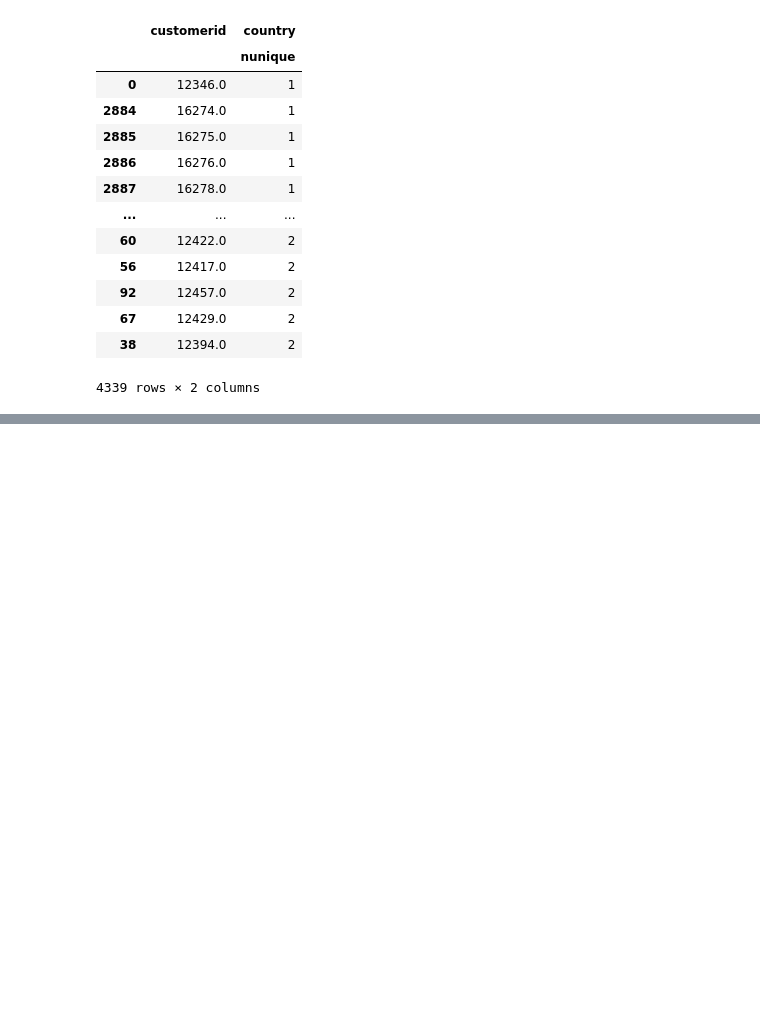
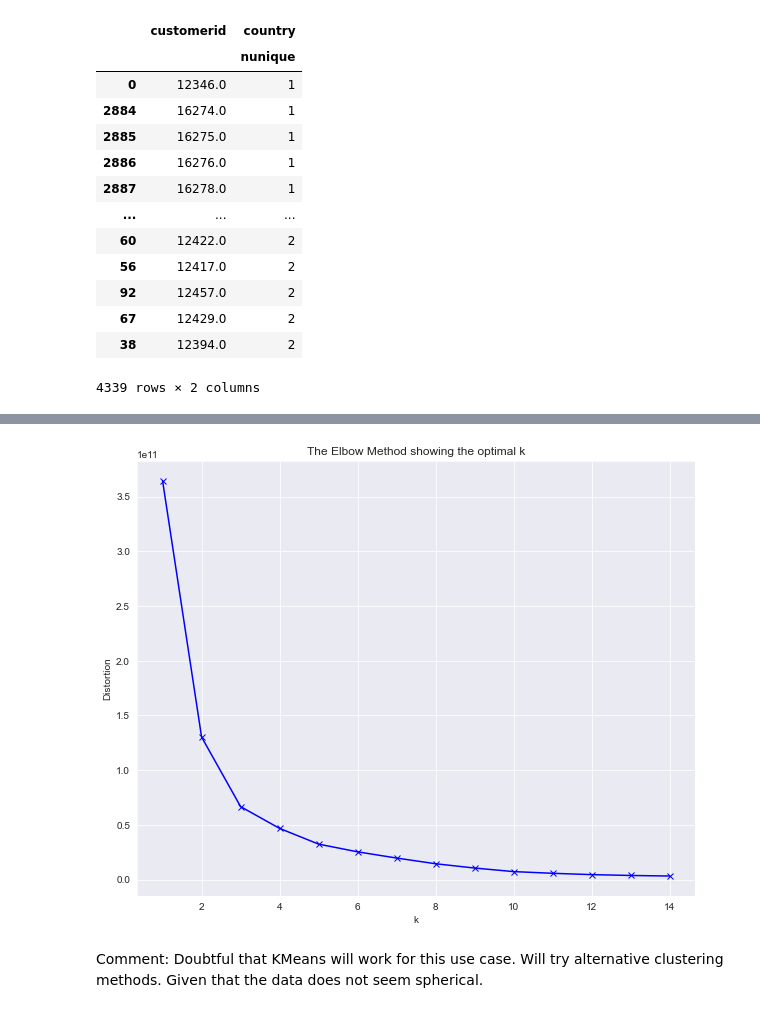
Before and after one commit to ajyeoh/ajyeoh_portfolio, a Jupyter notebook: 2_customer_segmentation_ecommerce/Customer Segmentation - RFM Analysis on E-Commerce Dataset.ipynb, the cells around one changed output, grey strips where cells are left out. Saved outputs shown, nothing was run; the diff lists cells and outputs as text; code cells hidden in the pictures; blank space fills up the shorter version.

Commit message:
Added KMeans analysis

```diff
--- a/2_customer_segmentation_ecommerce/Customer Segmentation - RFM Analysis on E-Commerce Dataset.ipynb
+++ b/2_customer_segmentation_ecommerce/Customer Segmentation - RFM Analysis on E-Commerce Dataset.ipynb
@@ -265,0 +290,25 @@ rfm.corr()
+# %%
+from sklearn.cluster import KMeans
+from scipy.spatial.distance import cdist
+from sklearn.decomposition import PCA
+
+krange = [x for x in range(1, 15)]
+distortions = []
+
+X = rfm
+for k in krange:
+    kmeans_model = KMeans(n_clusters=k).fit(X)
+    kmeans_model.fit(X)
+    #distortions.append(sum(np.min(cdist(X, kmeans_model.cluster_centers_, 'euclidean'), axis=1)) / X.shape[0])
+    distortions.append(kmeans_model.inertia_)
+
+fig, ax = plt.subplots(1, 1, figsize=(10,8))
+plt.plot(krange, distortions, 'bx-')
+plt.xlabel('k')
+plt.ylabel('Distortion')
+plt.title('The Elbow Method showing the optimal k')
+plt.show()
+# %% [output]
+[figure, added]
+# %% [markdown]
+Comment: Doubtful that KMeans will work for this use case. Will try alternative clustering methods. Given that the data does not seem spherical.
```
Also changed, not shown: parts of 8 cells of this notebook.
